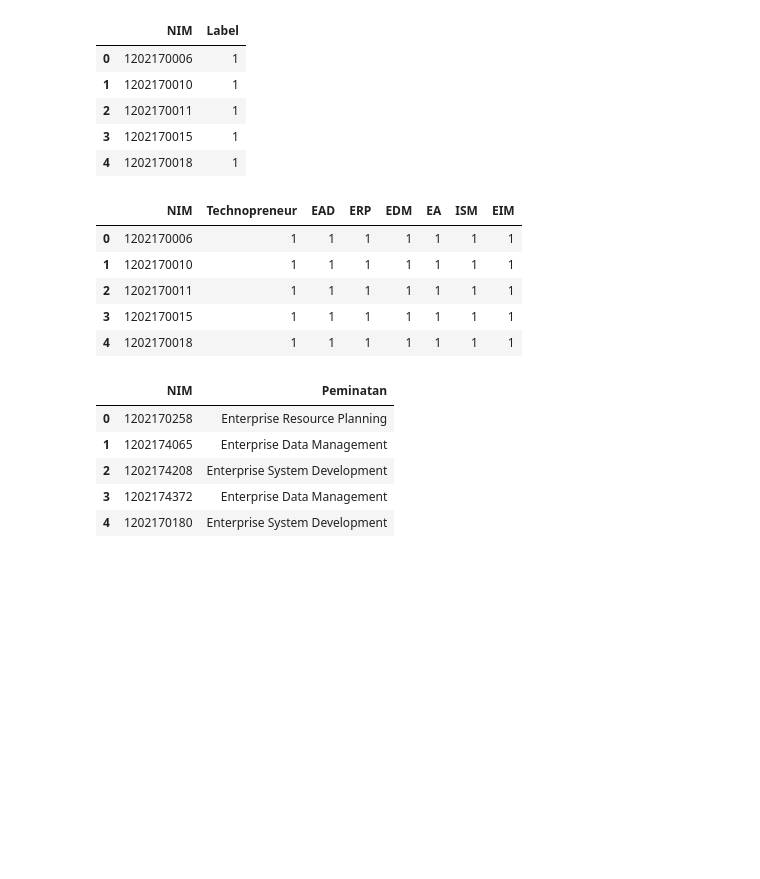
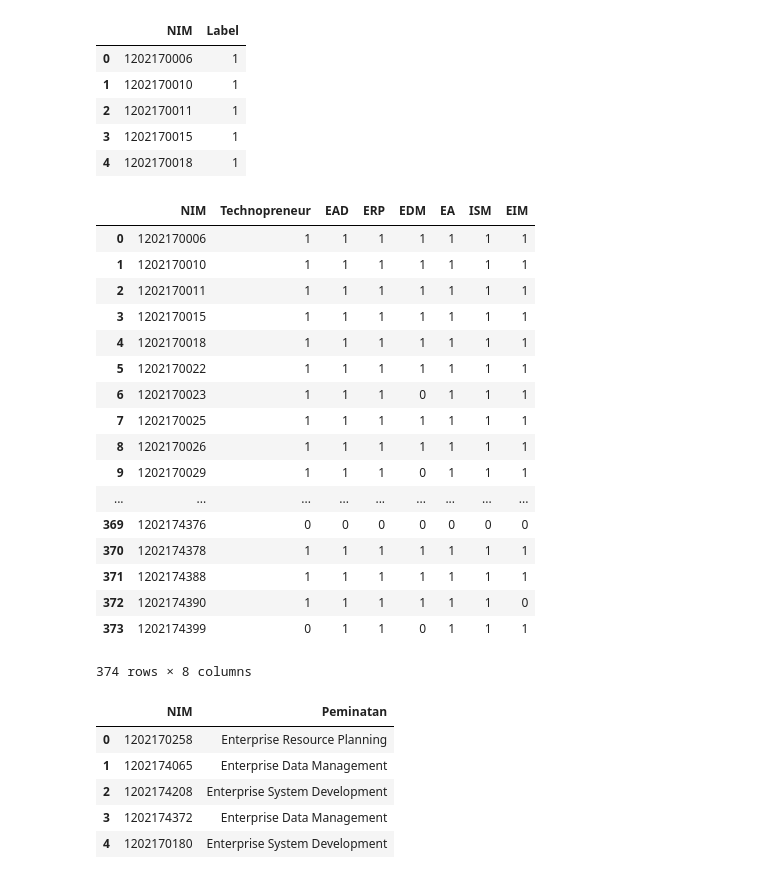
Before and after one commit to zasiem/Pekerti, a Jupyter notebook: Clustering 2017.ipynb, the cells around one changed output. Drawn from its saved outputs; the diff is of its cells as text; code cells hidden in the pictures; blank space fills up the shorter version.

```diff
--- a/Clustering 2017.ipynb
+++ b/Clustering 2017.ipynb
@@ -121,20 +121,32 @@ eim = filter_csv("peminatan2017_csv/eim.csv")
 # %%
 matriks = pd.DataFrame(data.NIM)
 matriks['Technopreneur'] = techno.Label
 matriks['EAD'] = ead.Label
 matriks['ERP'] = erp.Label
 matriks['EDM'] = edm.Label
 matriks['EA'] = ea.Label
 matriks['ISM'] = ism.Label
 matriks['EIM'] = eim.Label
-matriks.head()
+matriks
 # %% [output]
 |  | NIM | Technopreneur | EAD | ERP | EDM | EA | ISM | EIM |
 | 0 | 1202170006 | 1 | 1 | 1 | 1 | 1 | 1 | 1 |
 | 1 | 1202170010 | 1 | 1 | 1 | 1 | 1 | 1 | 1 |
 | 2 | 1202170011 | 1 | 1 | 1 | 1 | 1 | 1 | 1 |
 | 3 | 1202170015 | 1 | 1 | 1 | 1 | 1 | 1 | 1 |
 | 4 | 1202170018 | 1 | 1 | 1 | 1 | 1 | 1 | 1 |
+| 5 | 1202170022 | 1 | 1 | 1 | 1 | 1 | 1 | 1 |
+| 6 | 1202170023 | 1 | 1 | 1 | 0 | 1 | 1 | 1 |
+| 7 | 1202170025 | 1 | 1 | 1 | 1 | 1 | 1 | 1 |
+| 8 | 1202170026 | 1 | 1 | 1 | 1 | 1 | 1 | 1 |
+| 9 | 1202170029 | 1 | 1 | 1 | 0 | 1 | 1 | 1 |
+| ... | ... | ... | ... | ... | ... | ... | ... | ... |
+| 369 | 1202174376 | 0 | 0 | 0 | 0 | 0 | 0 | 0 |
+| 370 | 1202174378 | 1 | 1 | 1 | 1 | 1 | 1 | 1 |
+| 371 | 1202174388 | 1 | 1 | 1 | 1 | 1 | 1 | 1 |
+| 372 | 1202174390 | 1 | 1 | 1 | 1 | 1 | 1 | 0 |
+| 373 | 1202174399 | 0 | 1 | 1 | 0 | 1 | 1 | 1 |
+374 rows × 8 columns
 # %%
 hasilPeminatan = pd.read_excel('hasilpeminatanpipe.xlsx')
 hasilPeminatan = hasilPeminatan.drop(['No','Nama','Mata Kuliah','Kode Mata Kuliah','Kelas Mata Kuliah','ID'],axis=1)
```
Also changed, not shown: parts of 7 cells of this notebook, 17 other files.
